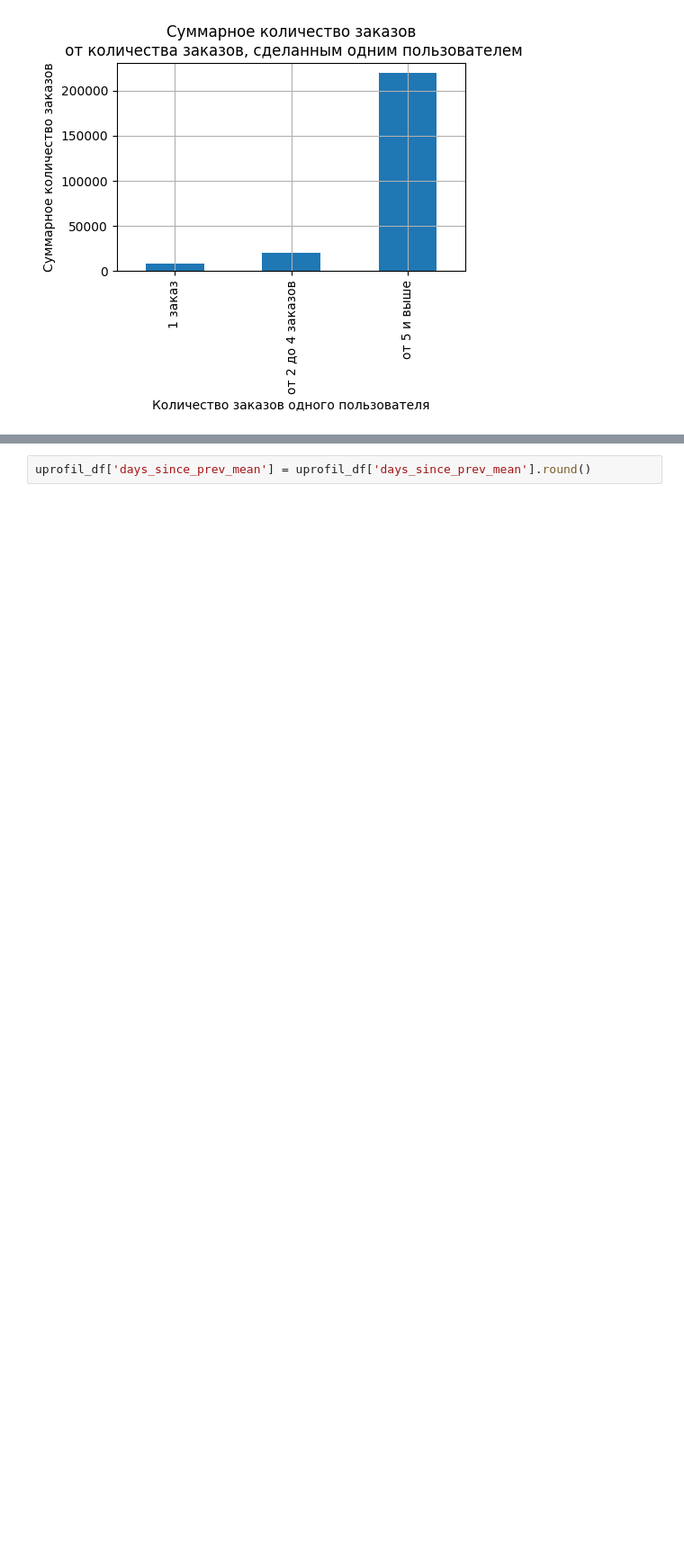
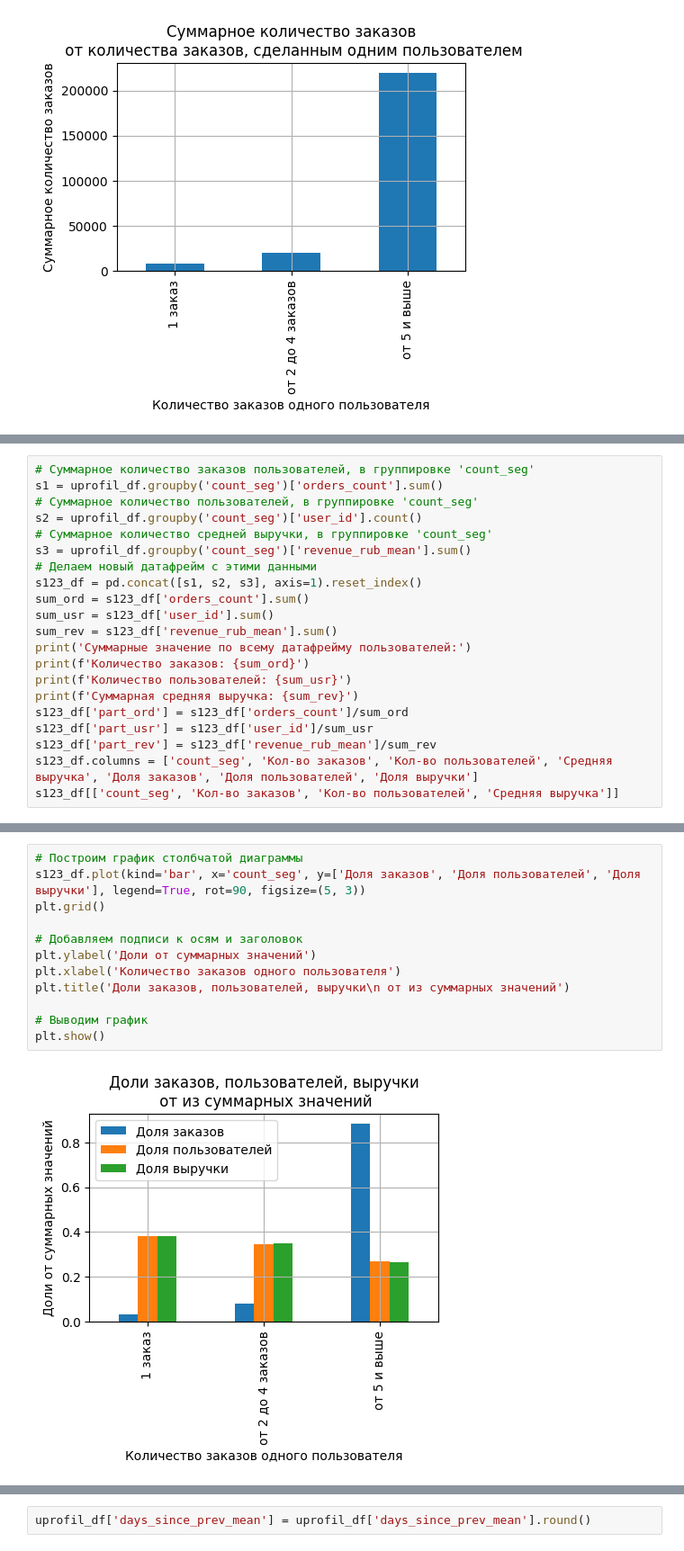
Before and after one commit to vict0r8632/analysis_affiche, a Jupyter notebook: analiz_yandex_afisha.ipynb, the cells around one changed output, grey strips where cells are left out. Shown at 90% size. Cells and saved outputs as stored; diff of their text form; blank space fills up the shorter version.

```diff
--- a/analiz_yandex_afisha.ipynb
+++ b/analiz_yandex_afisha.ipynb
@@ -2332,0 +2333,21 @@ plt.show()
+# %%
+# Суммарное количество заказов пользователей, в группировке 'count_seg'
+s1 = uprofil_df.groupby('count_seg')['orders_count'].sum()
+# Суммарное количество пользователей, в группировке 'count_seg'
+s2 = uprofil_df.groupby('count_seg')['user_id'].count()
+# Суммарное количество средней выручки, в группировке 'count_seg'
+s3 = uprofil_df.groupby('count_seg')['revenue_rub_mean'].sum()
+# Делаем новый датафрейм с этими данными
+s123_df = pd.concat([s1, s2, s3], axis=1).reset_index()
+sum_ord = s123_df['orders_count'].sum()
+sum_usr = s123_df['user_id'].sum()
+sum_rev = s123_df['revenue_rub_mean'].sum()
+print('Суммарные значение по всему датафрейму пользователей:')
+print(f'Количество заказов: {sum_ord}')
+print(f'Количество пользователей: {sum_usr}')
+print(f'Суммарная средняя выручка: {sum_rev}')
+s123_df['part_ord'] = s123_df['orders_count']/sum_ord
+s123_df['part_usr'] = s123_df['user_id']/sum_usr
+s123_df['part_rev'] = s123_df['revenue_rub_mean']/sum_rev
+s123_df.columns = ['count_seg', 'Кол-во заказов', 'Кол-во пользователей', 'Средняя выручка', 'Доля заказов', 'Доля пользователей', 'Доля выручки']
+s123_df[['count_seg', 'Кол-во заказов', 'Кол-во пользователей', 'Средняя выручка']]
@@ -2332,0 +2367,14 @@ plt.show()
+# %%
+# Построим график столбчатой диаграммы
+s123_df.plot(kind='bar', x='count_seg', y=['Доля заказов', 'Доля пользователей', 'Доля выручки'], legend=True, rot=90, figsize=(5, 3))
+plt.grid()
+
+# Добавляем подписи к осям и заголовок
+plt.ylabel('Доли от суммарных значений')
+plt.xlabel('Количество заказов одного пользователя')
+plt.title('Доли заказов, пользователей, выручки\n от из суммарных значений')
+
+# Выводим график
+plt.show()
+# %% [output]
+[figure, added]
```
Also changed, not shown: parts of 7 cells of this notebook.
